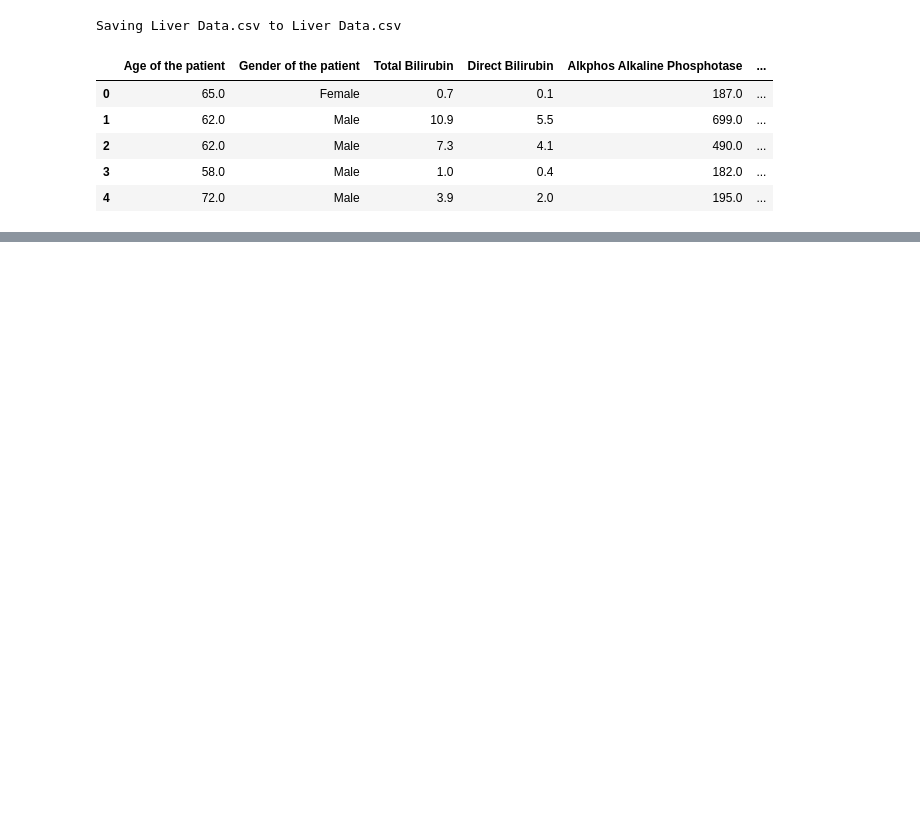
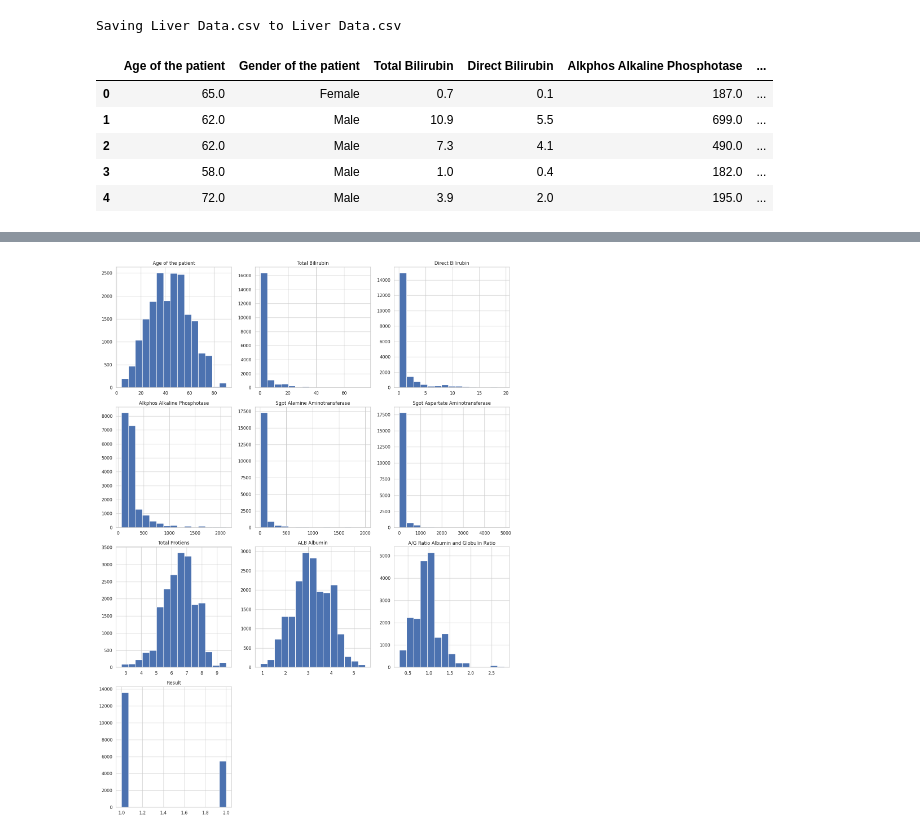
Before and after one commit to MadhuRuhdaM/EDA-assignment-21BDS0283, a Jupyter notebook: Untitled0.ipynb, the cells around one changed output, grey strips where cells are left out. Cells and saved outputs as stored; diff of their text form; code cells hidden in the pictures; blank space fills up the shorter version.

```diff
--- a/Untitled0.ipynb
+++ b/Untitled0.ipynb
@@ -21,0 +86,3 @@ data.head()
+# %%
+for col in data.columns:
+    print(repr(col))  # This will show any hidden characters or whitespace
@@ -21,0 +137,19 @@ data.head()
+# %%
+# Fill missing values in 'Gender of the patient' with the mode
+if 'Gender of the patient' in data.columns:
+    mode_gender = data['Gender of the patient'].mode()[0]  # Get the most common value
+    data['Gender of the patient'] = data['Gender of the patient'].fillna(mode_gender)
+    print("Filled missing values in 'Gender of the patient' with mode.")
+
+# Fill missing values in 'Total Bilirubin' with the median
+if 'Total Bilirubin' in data.columns:
+    data['Total Bilirubin'] = data['Total Bilirubin'].fillna(data['Total Bilirubin'].median())
+    print("Filled missing values in 'Total Bilirubin' with median.")
+
+# Fill missing values in 'Alkphos Alkaline Phosphotase' with the median
+if 'Alkphos Alkaline Phosphotase' in data.columns:
+    data['Alkphos Alkaline Phosphotase'] = data['Alkphos Alkaline Phosphotase'].fillna(data['Alkphos Alkaline Phosphotase'].median())
+    print("Filled missing values in 'Alkphos Alkaline Phosphotase' with median.")
+
+# Check the DataFrame to confirm that null values are filled
+print(data.isnull().sum())
@@ -21,0 +172,9 @@ data.head()
+# %%
+# Check for duplicate rows
+duplicates = data.duplicated().sum()
+print("\nNumber of duplicate rows:", duplicates)
+
+# Remove duplicates if necessary
+if duplicates > 0:
+    data = data.drop_duplicates()
+    print("Duplicates removed.")
@@ -21,0 +184,7 @@ data.head()
+# %%
+# Check data types
+print("\nData types:")
+print(data.dtypes)
+
+# Convert columns if necessary (example)
+data['Age of the patient'] = data['Age of the patient'].astype(int)
@@ -21,0 +210,9 @@ data.head()
+# %%
+# Plot histograms for numerical variables
+num_columns = len(data.select_dtypes(include=['float64', 'int64']).columns)
+rows = num_columns // 3 + (num_columns % 3 > 0)  # Calculate number of rows needed
+data.hist(bins=15, figsize=(15, 5 * rows), layout=(rows, 3))
+plt.tight_layout()
+plt.show()
+# %% [output]
+[figure, added]
```
Also changed, not shown: parts of 17 cells of this notebook.
